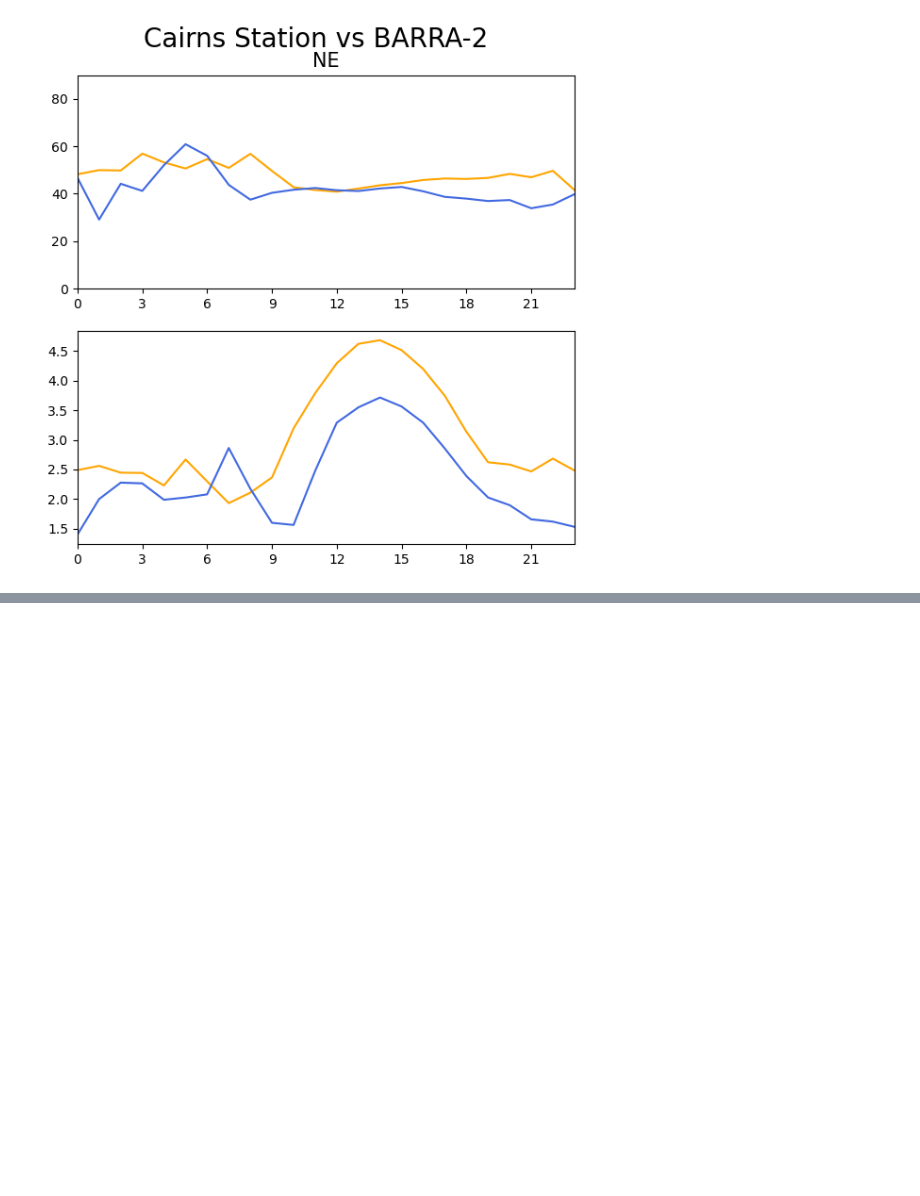
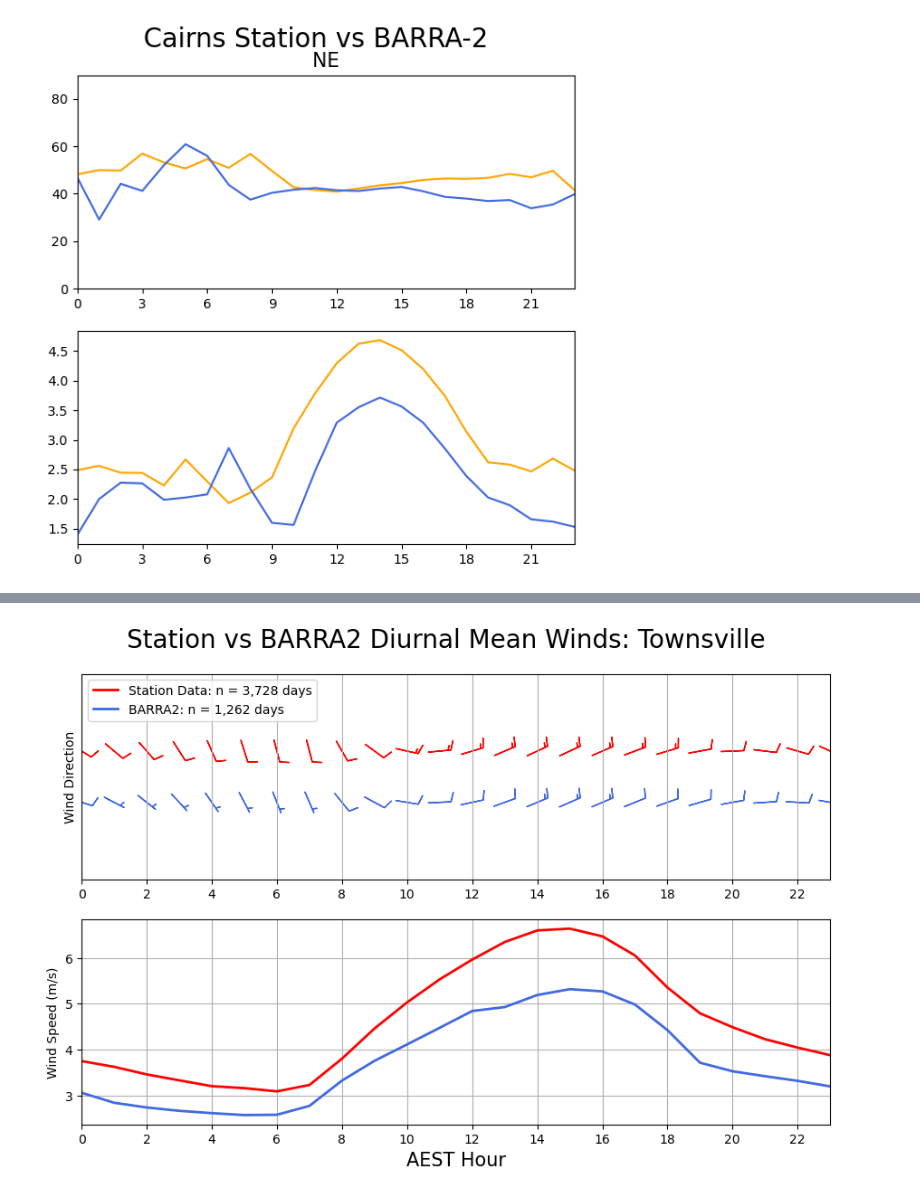
Before and after one commit to alanah-chapman/diurnal-cylces-of-clouds-and-rainfall-over-NE-QLD-during-CBS, a Jupyter notebook: BA-ST_diurnal_wind_composites.ipynb, the cells around one changed output, grey strips where cells are left out. Cells and saved outputs as stored; diff of their text form; code cells hidden in the pictures; blank space fills up the shorter version.

Commit message:
organising diurnal rr notebook

```diff
--- a/BA-ST_diurnal_wind_composites.ipynb
+++ b/BA-ST_diurnal_wind_composites.ipynb
@@ -275,3 +276,10 @@ wind_speed = np.array(mean_hourly_wspd_AEST_T)
 # barb_length = 5  # Adjust the barb length as needed
 # ax[0].barbs(range(len(wind_direction_degrees)), [0] * len(wind_direction_degrees), wind_speed * np.cos(wind_direction_radians), wind_speed * np.sin(wind_direction_radians),
 #           barb_increments=dict(half=2, full=4, flag=20), length=barb_length,pivot='middle',flip_barb=True)
+# %%
+def calc_mean_wdir(ds):
+    radian = np.deg2rad(ds)
+    circmean_ds = circmean(radian,high=(2*np.pi),low=0,nan_policy='omit')
+    wdir_mean = np.rad2deg(circmean_ds)
+    return wdir_mean
+print('Mean BARRA2 Townsville wind direction: ',calc_mean_wdir(barra_towns.wind_dir))
@@ -277,0 +311,7 @@ wind_speed = np.array(mean_hourly_wspd_AEST_T)
+# %%
+# townsville
+mean_hourly_wdir_AEST_T,four_am_wdirT,four_pm_wdirT = diurnal_cycle(wind_dir_towns,winds=True)
+mean_hourly_wspd_AEST_T,four_am_wspdT,four_pm_wspdT = diurnal_cycle(wind_speed_towns,winds=False)
+# cairns
+# mean_hourly_wdir_AEST_C,four_am_wdirC,four_pm_wdirC = diurnal_cycle(wind_dir_cairns,winds=True)
+# mean_hourly_wspd_AEST_C,four_am_wspdC,four_pm_wspdC = diurnal_cycle(wind_speed_cairns,winds=False)
@@ -277,0 +336,42 @@ wind_speed = np.array(mean_hourly_wspd_AEST_T)
+# %%
+# plot
+fig,ax = plt.subplots(2,1, figsize=[9,6])
+fig.patch.set_facecolor('white')
+fig.suptitle('Station vs BARRA2 Diurnal Mean Winds: Townsville',fontsize=20)
+fig.tight_layout()
+
+# plot wind direction as arrows
+wind_direction_degrees = np.array(mean_hourly_wdir_AEST_T + 180)
+wind_direction_radians = np.radians(90 - wind_direction_degrees)
+wind_speed = np.array(mean_hourly_wspd_AEST_T)
+station_wind_direction_degrees = np.array(station_mean_hourly_wdir_AEST_T + 180)
+station_wind_direction_radians = np.radians(90 - station_wind_direction_degrees)
+station_wind_speed = np.array(station_mean_hourly_wspd_AEST_T)
+
+# plot wind barbs
+barb_length = 6  # Adjust the barb length as needed
+ax[0].barbs(range(len(wind_direction_degrees)), [-0.5] * len(wind_direction_degrees), wind_speed * np.cos(wind_direction_radians), wind_speed * np.sin(wind_direction_radians),
+          barb_increments=dict(half=2, full=4, flag=20), length=barb_length,pivot='middle',color='royalblue',flip_barb=True)
+ax[0].barbs(range(len(station_wind_direction_degrees)), [0.5] * len(station_wind_direction_degrees), station_wind_speed * np.cos(station_wind_direction_radians), station_wind_speed * np.sin(station_wind_direction_radians),
+          barb_increments=dict(half=2, full=4, flag=20), length=barb_length,pivot='middle',color='red',flip_barb=True)
+ax[1].plot(np.arange(0,24,1),station_mean_hourly_wspd_AEST_T,linewidth=2,color='red',label='Station Data: n = 3,728 days')
+ax[1].plot(np.arange(0,24,1),mean_hourly_wspd_AEST_T,linewidth=2,color='royalblue',label='BARRA2: n = 1,262 days')
+ax[0].set_ylabel('Wind Direction')
+ax[1].set_ylabel('Wind Speed (m/s)')
+ax[0].set_ylim(-2,2)
+ax[0].set_xlim(0,23)
+ax[1].set_xlim(0,23)
+# ax[1].set_ylim(0,7)
+ax[0].set_yticks([])
+ax[0].set_yticklabels([])
+ax[0].set_xticks(np.arange(0,24,2))
+ax[1].set_xticks(np.arange(0,24,2))
+# ax[0].set_title('Wind Direction')
+# ax[1].set_title('Wind Speed')
+ax[1].set_xlabel('AEST Hour',fontsize=15)
+plt.legend(loc='upper left', bbox_to_anchor=(0, 2.2))
+ax[0].grid(axis='both')
+ax[1].grid(axis='both')
+# plt.annotate('n = 3,728 days',(20,5));
+# %% [output]
+[figure, added]
```
Also changed, not shown: parts of 4 cells of this notebook, 4 other files.
